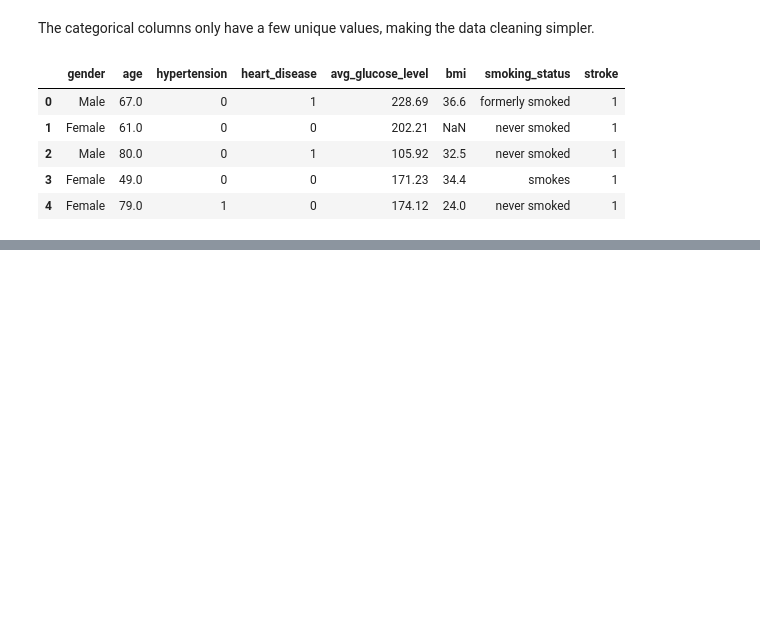
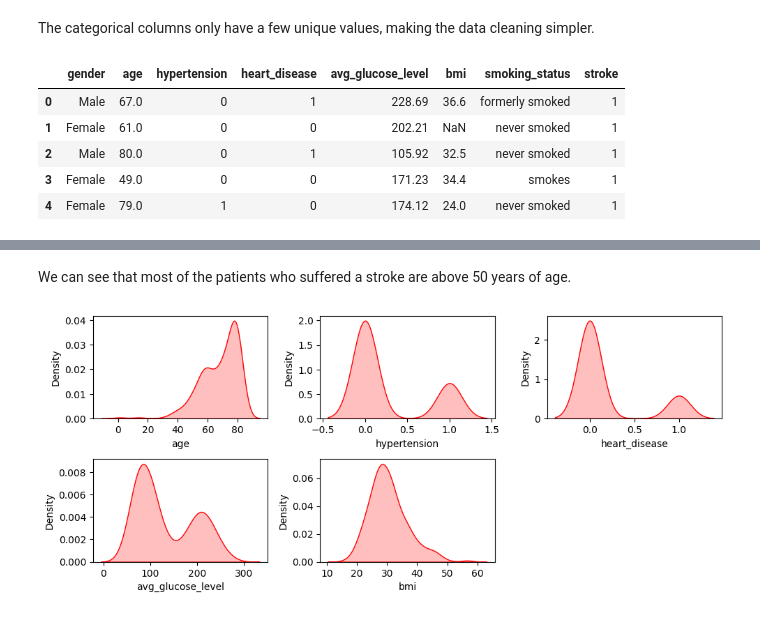
Before and after one commit to sreerag03a/stroke-prediction, a Jupyter notebook: notebooks/stroke_prediction_eda.ipynb, the cells around one changed output, grey strips where cells are left out. Cells and saved outputs as stored; diff of their text form; code cells hidden in the pictures; blank space fills up the shorter version.

```diff
--- a/notebooks/stroke_prediction_eda.ipynb
+++ b/notebooks/stroke_prediction_eda.ipynb
@@ -83,0 +115,16 @@ df_copy.head()
+# %% [markdown]
+We can see that most of the patients who suffered a stroke are above 50 years of age.
+# %%
+numerical_columns = [col for col in df_copy.columns if df_copy[col].dtype != 'O']
+## removing stroke column to avoid errors when plotting cases where stroke occured
+numerical_columns.pop()
+
+df_mod =df_copy[df_copy['stroke']==1]
+plt.figure(figsize=(10,10))
+for i in range(0,len(numerical_columns)):
+    plt.subplot(5,3,i+1)
+    sns.kdeplot(x=df_mod[numerical_columns[i]],fill=True,color='r')
+    plt.xlabel(f'{numerical_columns[i]}')
+    plt.tight_layout()
+# %% [output]
+[figure, added]
```
Also changed, not shown: parts of 12 cells of this notebook, 6 other files.
